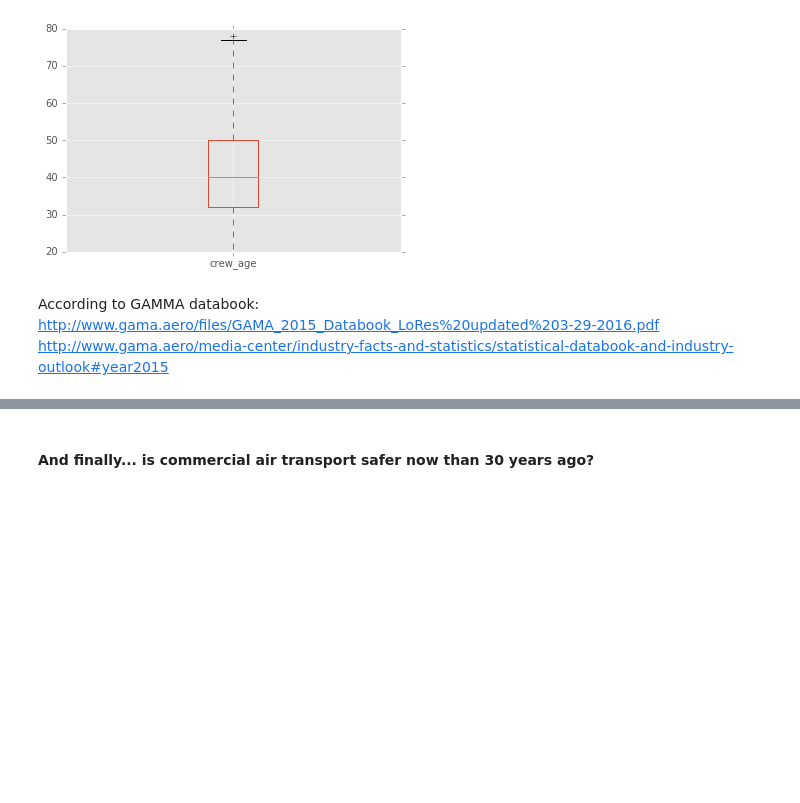
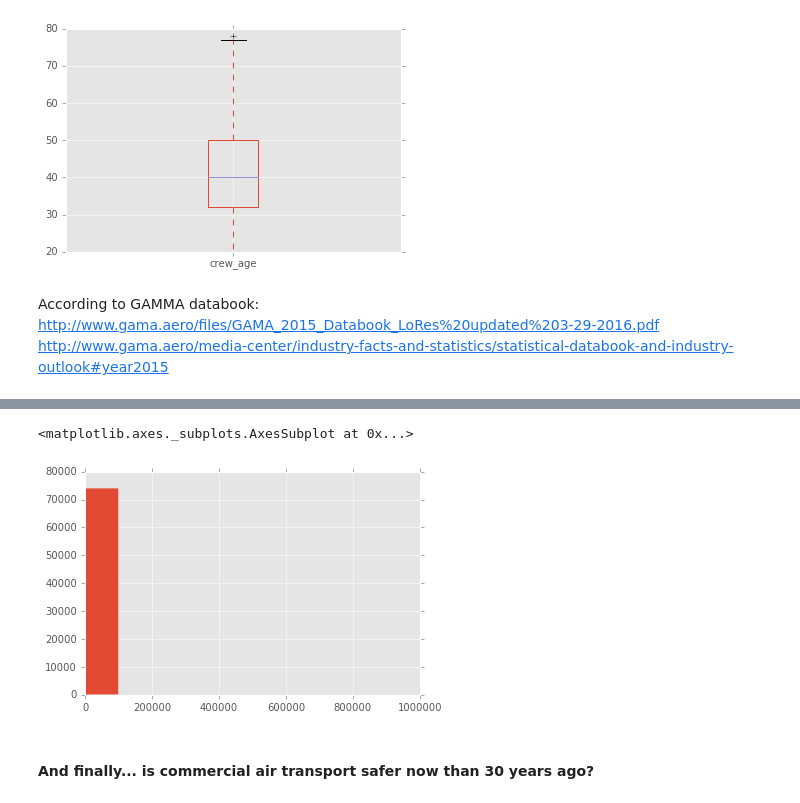
Before and after one commit to AeroPython/remove-before-flight, a Jupyter notebook: talk.ipynb, the cells around one changed output, grey strips where cells are left out. Drawn from its saved outputs; the diff is of its cells as text; code cells hidden in the pictures; blank space fills up the shorter version.

```diff
--- a/talk.ipynb
+++ b/talk.ipynb
@@ -496,0 +558,2 @@ accident_rate_age_3.plot.bar()
+# %%
+exp_total = flight_time.groupby('flight_craft').get_group('ALL')
@@ -497,3 +572,8 @@ accident_rate_age_3.plot.bar()
+# %%
+exp_total['flight_hours'].hist()
+# %% [output]
+<matplotlib.axes._subplots.AxesSubplot at 0x...>
+[figure, added]
 # %% [markdown]
 #### And finally... is commercial air transport safer now than 30 years ago?
 # %%
```
Also changed, not shown: parts of 23 cells of this notebook, 1 other file.
